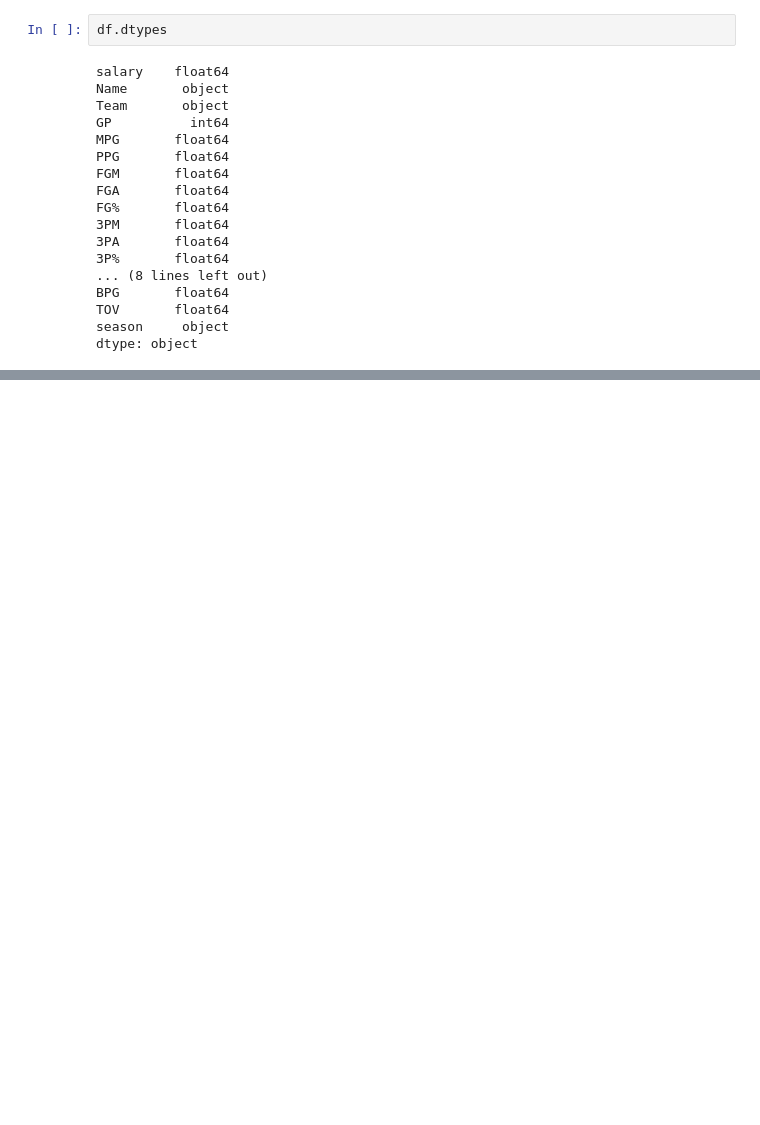
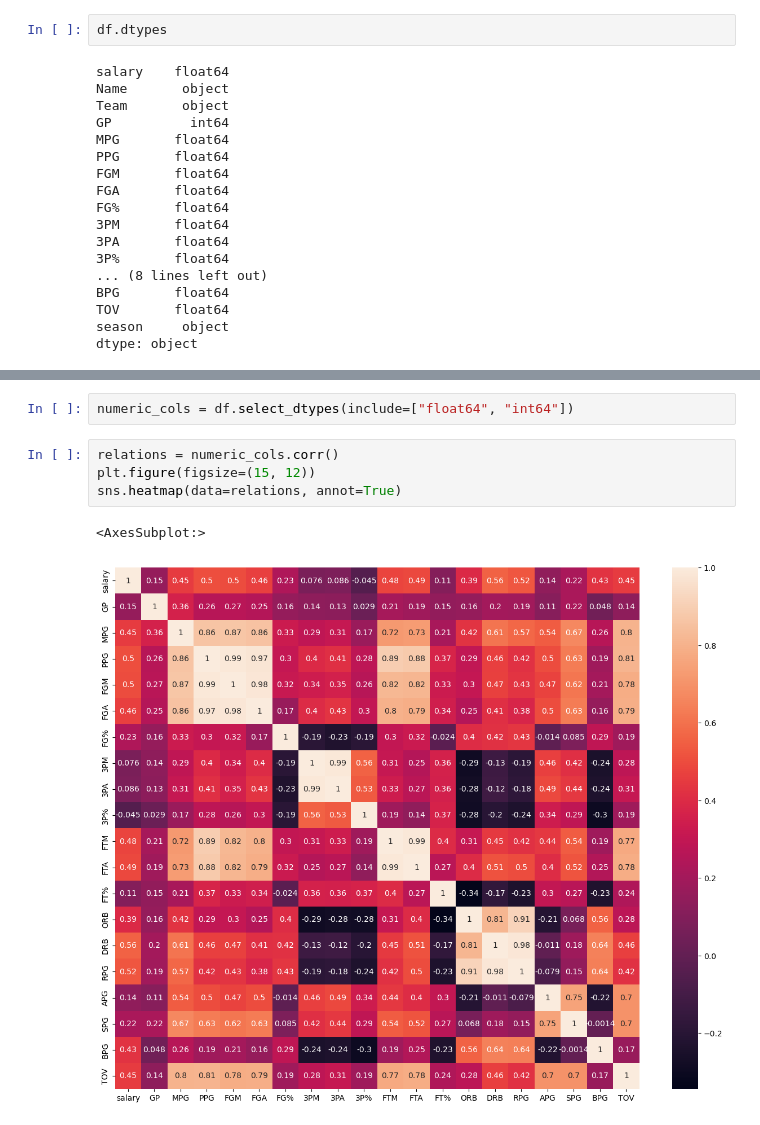
Before and after one commit to MaukanMir/1990-1991-Season-Analysis, a Jupyter notebook: nba.ipynb, the cells around one changed output, grey strips where cells are left out. Drawn from its saved outputs; the diff is of its cells as text; blank space fills up the shorter version.

Commit message:
added new visuals

```diff
--- a/nba.ipynb
+++ b/nba.ipynb
@@ -146,3 +146,12 @@ df.describe()
 | 50% | 8.250000e+05 | 76.000000 | 25.900000 | 10.600000 | 4.200000 | 8.600000 | 0.472000 | 0.100000 | 0.300000 | 0.240000 | 1.900000 | ... |
 | 75% | 1.265000e+06 | 81.000000 | 33.350000 | 15.750000 | 6.000000 | 12.500000 | 0.499000 | 0.300000 | 1.050000 | 0.333000 | 3.100000 | ... |
 | max | 4.250000e+06 | 82.000000 | 40.400000 | 31.500000 | 12.100000 | 23.600000 | 0.647000 | 2.500000 | 8.500000 | 0.667000 | 8.300000 | ... |
+# %%
+numeric_cols = df.select_dtypes(include=["float64", "int64"])
+# %%
+relations = numeric_cols.corr()
+plt.figure(figsize=(15, 12))
+sns.heatmap(data=relations, annot=True)
+# %% [output]
+<AxesSubplot:>
+[figure, added]
```
